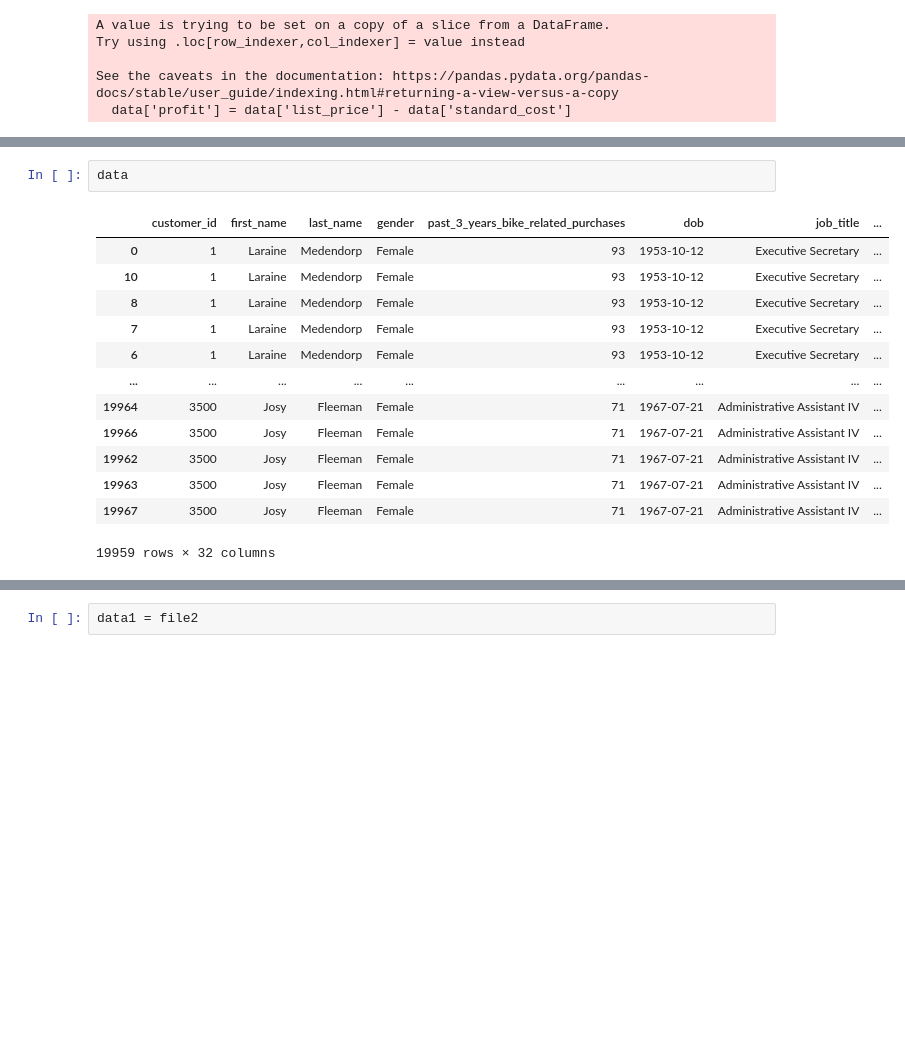
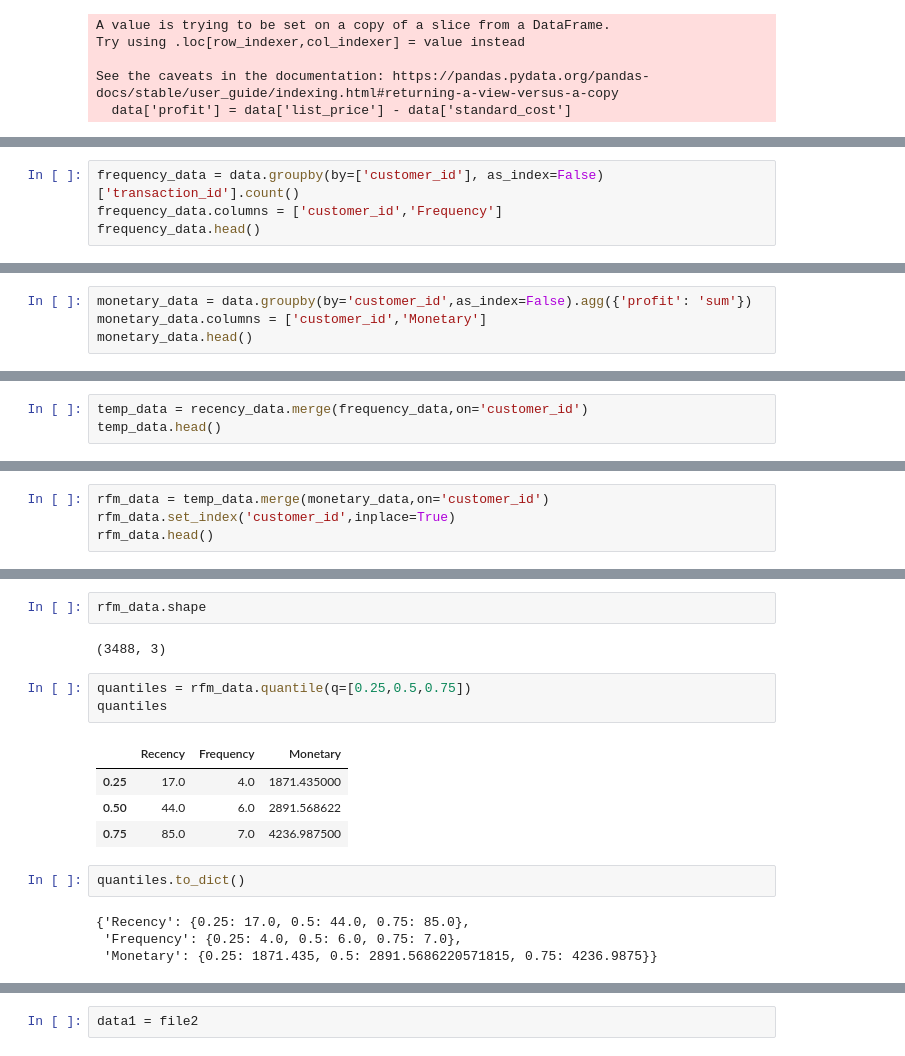
Before and after one commit to ShubhamGTiwari/KPMG_Virtual_Internship, a Jupyter notebook: KPMG_Task2/KPMG_Task2.ipynb, the cells around one changed output, grey strips where cells are left out. Saved outputs shown, nothing was run; the diff lists cells and outputs as text; blank space fills up the shorter version.

```diff
--- a/KPMG_Task2/KPMG_Task2.ipynb
+++ b/KPMG_Task2/KPMG_Task2.ipynb
@@ -217,0 +290,4 @@ See the caveats in the documentation: https://pandas.pydata.org/pandas-docs/stab
+# %%
+frequency_data = data.groupby(by=['customer_id'], as_index=False)['transaction_id'].count()
+frequency_data.columns = ['customer_id','Frequency']
+frequency_data.head()
@@ -217,0 +301,4 @@ See the caveats in the documentation: https://pandas.pydata.org/pandas-docs/stab
+# %%
+monetary_data = data.groupby(by='customer_id',as_index=False).agg({'profit': 'sum'})
+monetary_data.columns = ['customer_id','Monetary']
+monetary_data.head()
@@ -217,0 +312,3 @@ See the caveats in the documentation: https://pandas.pydata.org/pandas-docs/stab
+# %%
+temp_data = recency_data.merge(frequency_data,on='customer_id')
+temp_data.head()
@@ -217,0 +322,4 @@ See the caveats in the documentation: https://pandas.pydata.org/pandas-docs/stab
+# %%
+rfm_data = temp_data.merge(monetary_data,on='customer_id')
+rfm_data.set_index('customer_id',inplace=True)
+rfm_data.head()
@@ -218,16 +334,18 @@ See the caveats in the documentation: https://pandas.pydata.org/pandas-docs/stab
+# %%
+rfm_data.shape
+# %% [output]
+(3488, 3)
 # %%
-data
+quantiles = rfm_data.quantile(q=[0.25,0.5,0.75])
+quantiles
 # %% [output]
-|  | customer_id | first_name | last_name | gender | past_3_years_bike_related_purchases | dob | job_title | ... |
-| 0 | 1 | Laraine | Medendorp | Female | 93 | 1953-10-12 | Executive Secretary | ... |
-| 10 | 1 | Laraine | Medendorp | Female | 93 | 1953-10-12 | Executive Secretary | ... |
-| 8 | 1 | Laraine | Medendorp | Female | 93 | 1953-10-12 | Executive Secretary | ... |
-| 7 | 1 | Laraine | Medendorp | Female | 93 | 1953-10-12 | Executive Secretary | ... |
-| 6 | 1 | Laraine | Medendorp | Female | 93 | 1953-10-12 | Executive Secretary | ... |
-| ... | ... | ... | ... | ... | ... | ... | ... | ... |
-| 19964 | 3500 | Josy | Fleeman | Female | 71 | 1967-07-21 | Administrative Assistant IV | ... |
-| 19966 | 3500 | Josy | Fleeman | Female | 71 | 1967-07-21 | Administrative Assistant IV | ... |
-| 19962 | 3500 | Josy | Fleeman | Female | 71 | 1967-07-21 | Administrative Assistant IV | ... |
-| 19963 | 3500 | Josy | Fleeman | Female | 71 | 1967-07-21 | Administrative Assistant IV | ... |
-| 19967 | 3500 | Josy | Fleeman | Female | 71 | 1967-07-21 | Administrative Assistant IV | ... |
+|  | Recency | Frequency | Monetary |
+| 0.25 | 17.0 | 4.0 | 1871.435000 |
+| 0.50 | 44.0 | 6.0 | 2891.568622 |
+| 0.75 | 85.0 | 7.0 | 4236.987500 |
-19959 rows × 32 columns
+# %%
+quantiles.to_dict()
+# %% [output]
+{'Recency': {0.25: 17.0, 0.5: 44.0, 0.75: 85.0},
+ 'Frequency': {0.25: 4.0, 0.5: 6.0, 0.75: 7.0},
+ 'Monetary': {0.25: 1871.435, 0.5: 2891.5686220571815, 0.75: 4236.9875}}
```
Also changed, not shown: parts of 32 cells of this notebook, 1 other file.
